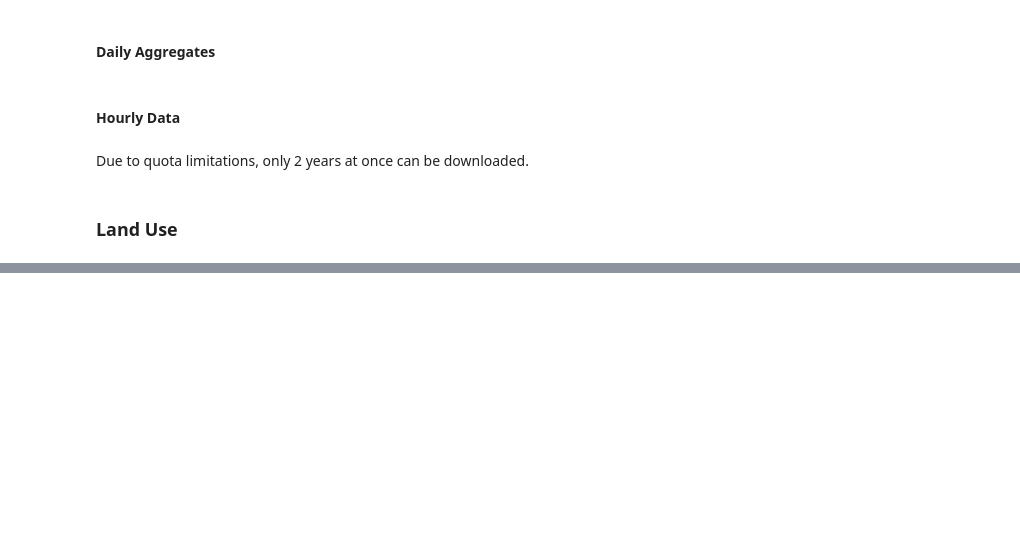
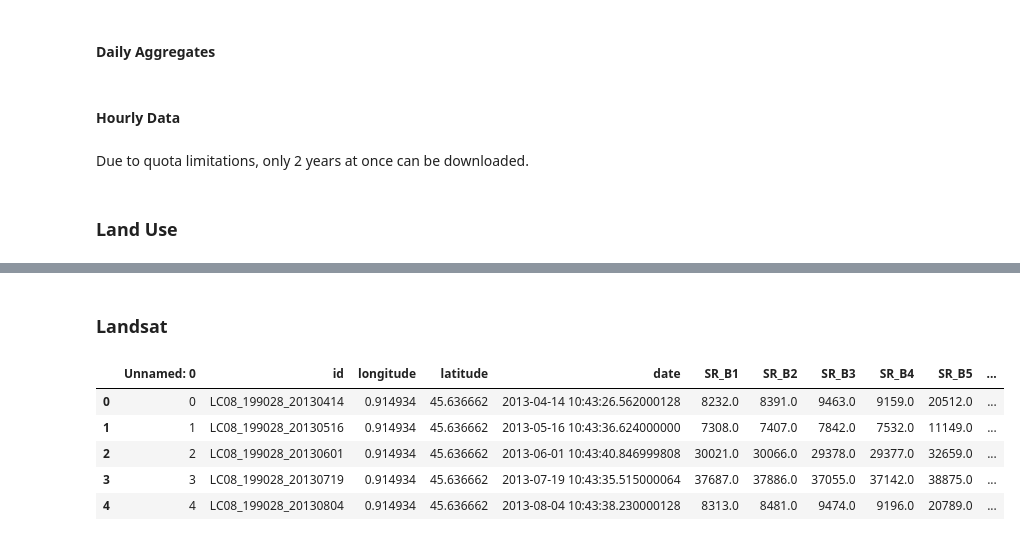
Before and after one commit to padasch/ifn_analysis, a Jupyter notebook: python/gee_ext_points.ipynb, the cells around one changed output, grey strips where cells are left out. Drawn from its saved outputs; the diff is of its cells as text; code cells hidden in the pictures; blank space fills up the shorter version.

```diff
--- a/python/gee_ext_points.ipynb
+++ b/python/gee_ext_points.ipynb
@@ -356,0 +398,40 @@ Source:
+# %%
+def load_and_combine_csv_files(folder_path):
+    """
+    Load multiple CSV files from a folder and combine them into one DataFrame.
+
+    Parameters:
+    - folder_path (str): Path to the folder containing CSV files.
+
+    Returns:
+    - combined_df (pd.DataFrame): Combined DataFrame.
+    """
+    # Get a list of all CSV files in the folder
+    csv_files = [file for file in os.listdir(folder_path) if file.endswith('.csv')]
+
+    # Initialize an empty list to store individual DataFrames
+    dfs = []
+
+    # Iterate through each CSV file and read its content into a DataFrame
+    for csv_file in csv_files:
+        file_path = os.path.join(folder_path, csv_file)
+        df = pd.read_csv(file_path)
+        dfs.append(df)
+
+    # Combine all DataFrames into one
+    combined_df = pd.concat(dfs, ignore_index=True)
+
+    return combined_df
+# %% [markdown]
+### Landsat
+# %%
+folder_path = "./gee/landsat"
+data_landsat = load_and_combine_csv_files(folder_path)
+data_landsat.head()
+# %% [output]
+|  | Unnamed: 0 | id | longitude | latitude | date | SR_B1 | SR_B2 | SR_B3 | SR_B4 | SR_B5 | ... |
+| 0 | 0 | LC08_199028_20130414 | 0.914934 | 45.636662 | 2013-04-14 10:43:26.562000128 | 8232.0 | 8391.0 | 9463.0 | 9159.0 | 20512.0 | ... |
+| 1 | 1 | LC08_199028_20130516 | 0.914934 | 45.636662 | 2013-05-16 10:43:36.624000000 | 7308.0 | 7407.0 | 7842.0 | 7532.0 | 11149.0 | ... |
+| 2 | 2 | LC08_199028_20130601 | 0.914934 | 45.636662 | 2013-06-01 10:43:40.846999808 | 30021.0 | 30066.0 | 29378.0 | 29377.0 | 32659.0 | ... |
+| 3 | 3 | LC08_199028_20130719 | 0.914934 | 45.636662 | 2013-07-19 10:43:35.515000064 | 37687.0 | 37886.0 | 37055.0 | 37142.0 | 38875.0 | ... |
+| 4 | 4 | LC08_199028_20130804 | 0.914934 | 45.636662 | 2013-08-04 10:43:38.230000128 | 8313.0 | 8481.0 | 9474.0 | 9196.0 | 20789.0 | ... |
```
Also changed, not shown: parts of 27 cells of this notebook.
